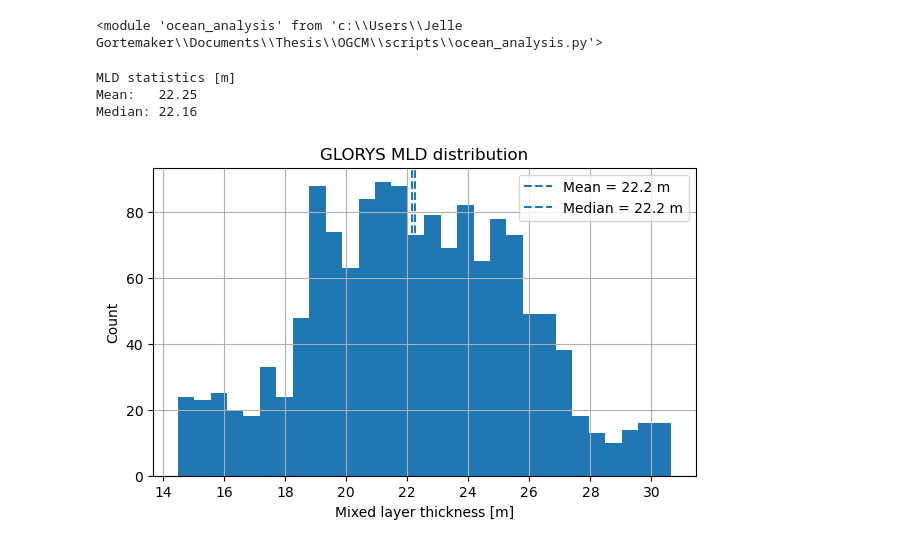
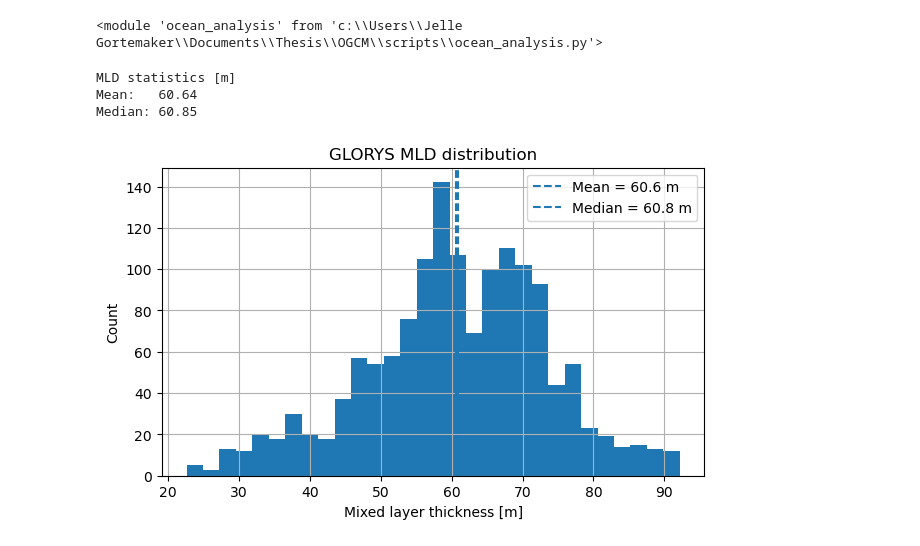
Before and after one commit to Jelle-Gortemaker/Thesis, a Jupyter notebook: OGCM/notebooks/Vertical_slice_to_2D.ipynb, the cells around one changed output. Drawn from its saved outputs; the diff is of its cells as text; code cells hidden in the pictures.

```diff
--- a/OGCM/notebooks/Vertical_slice_to_2D.ipynb
+++ b/OGCM/notebooks/Vertical_slice_to_2D.ipynb
@@ -15,41 +15,41 @@ importlib.reload(oa)
 # %% [output]
 <module 'ocean_analysis' from 'c:\\Users\\Jelle Gortemaker\\Documents\\Thesis\\OGCM\\scripts\\ocean_analysis.py'>
 # %%
-GLORYS_file = "../data/GPGP_aug2020_3D_21.5_24.5_141.6_138.4.nc"
+GLORYS_file = "../data/input/GPGP_jan2020_3D_21.5_24.5_141.6_138.4.nc"
 
-MITgcm_interp_file = "../data/MITgcm_cubicinterp_256x256_aug2020.nc"
-output_file = "../data/MITgcm_cubicinterp_256x256_aug2020_1layer.nc"
-delR = [20.0]
+MITgcm_interp_file = "../data/input/MITgcm_spinup_256x256_jan2020.nc"
+output_file = "../data/processed/MITgcm_spinup_256x256_jan2020_1layer.nc"
+delR = [60.0]
 
 
 
 ds = xr.open_dataset(GLORYS_file)
 mld = ds["mlotst"]
 
 for tdim in ["time", "time_counter", "t"]:
     if tdim in mld.dims:
         mld = mld.mean(dim=tdim)
         break
 
 values = mld.values
 values = values[np.isfinite(values)]
 
 print("MLD statistics [m]")
 print(f"Mean:   {np.mean(values):.2f}")
 print(f"Median: {np.median(values):.2f}")
 
 plt.figure(figsize=(7, 4))
 plt.hist(values, bins=30)
 plt.axvline(np.mean(values), linestyle="--", label=f"Mean = {np.mean(values):.1f} m")
 plt.axvline(np.median(values), linestyle="--", label=f"Median = {np.median(values):.1f} m")
 plt.xlabel("Mixed layer thickness [m]")
 plt.ylabel("Count")
 plt.title("GLORYS MLD distribution")
 plt.legend()
 plt.grid(True)
 plt.show()
 # %% [output]
 MLD statistics [m]
-Mean:   22.25
-Median: 22.16
+Mean:   60.64
+Median: 60.85
-[figure, old version]
+[figure, new version]
```
Also changed, not shown: parts of 2 cells of this notebook, 3 other files.
